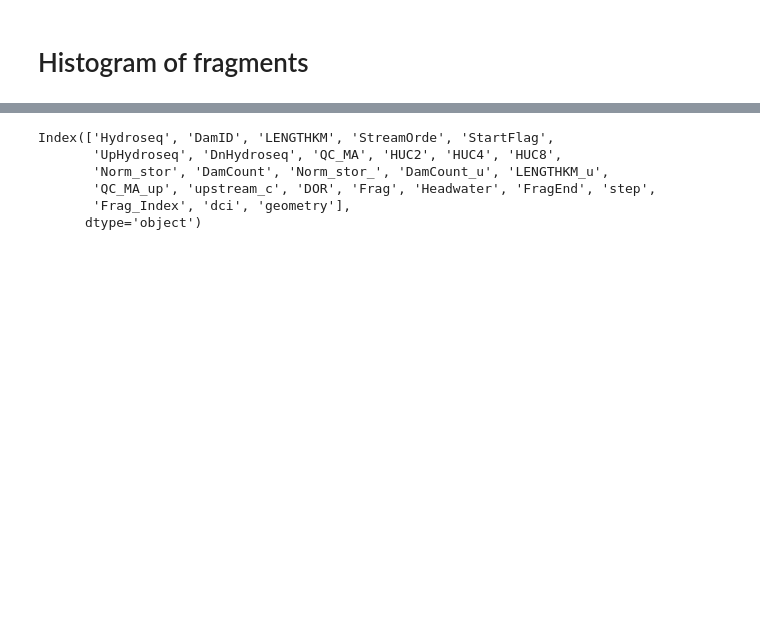
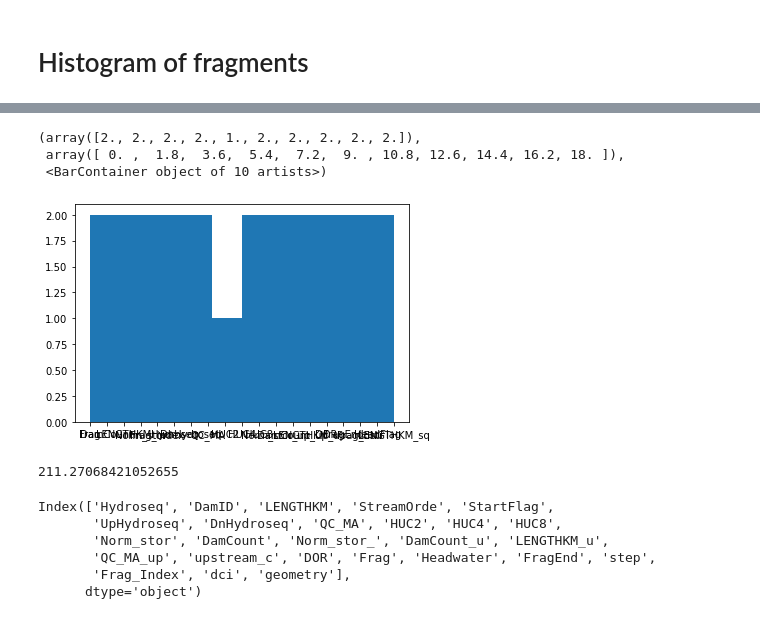
Before and after one commit to rspinti/River_bifurcation, a Jupyter notebook: archive/Rachel_testing/frag_histograms.ipynb, the cells around one changed output, grey strips where cells are left out. Saved outputs shown, nothing was run; the diff lists cells and outputs as text; code cells hidden in the pictures; blank space fills up the shorter version.

```diff
--- a/archive/Rachel_testing/frag_histograms.ipynb
+++ b/archive/Rachel_testing/frag_histograms.ipynb
@@ -8,0 +63,3 @@ gdrive = "/Volumes/GoogleDrive/My Drive/Condon_Research_Group/Research_Projects/
+# %%
+up_colf2 = up_colf['LENGTHKM']
+print(up_colf2.head)
@@ -8,0 +79,8 @@ gdrive = "/Volumes/GoogleDrive/My Drive/Condon_Research_Group/Research_Projects/
+# %%
+up_colf2
+plt.hist(up_colf)
+# %% [output]
+(array([2., 2., 2., 2., 1., 2., 2., 2., 2., 2.]),
+ array([ 0. ,  1.8,  3.6,  5.4,  7.2,  9. , 10.8, 12.6, 14.4, 16.2, 18. ]),
+ <BarContainer object of 10 artists>)
+[figure, added]
@@ -9,3 +89,7 @@ gdrive = "/Volumes/GoogleDrive/My Drive/Condon_Research_Group/Research_Projects/
+# %%
+low_colf["LENGTHKM"].mean()
+# %% [output]
+211.27068421052655
 # %%
 red = gp.read_file(gdrive+folder+'Red_segGeo.shp')
 # %%
```
Also changed, not shown: parts of 8 cells of this notebook, 4 other files.
